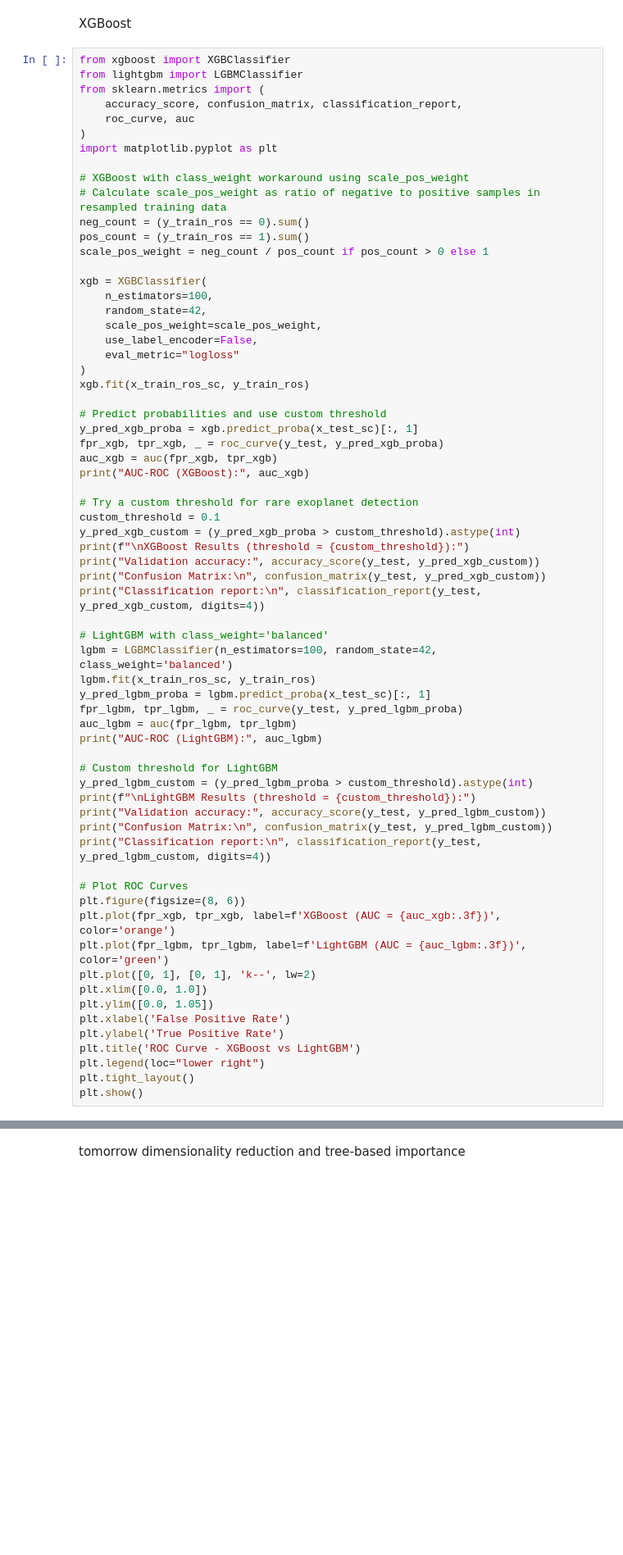
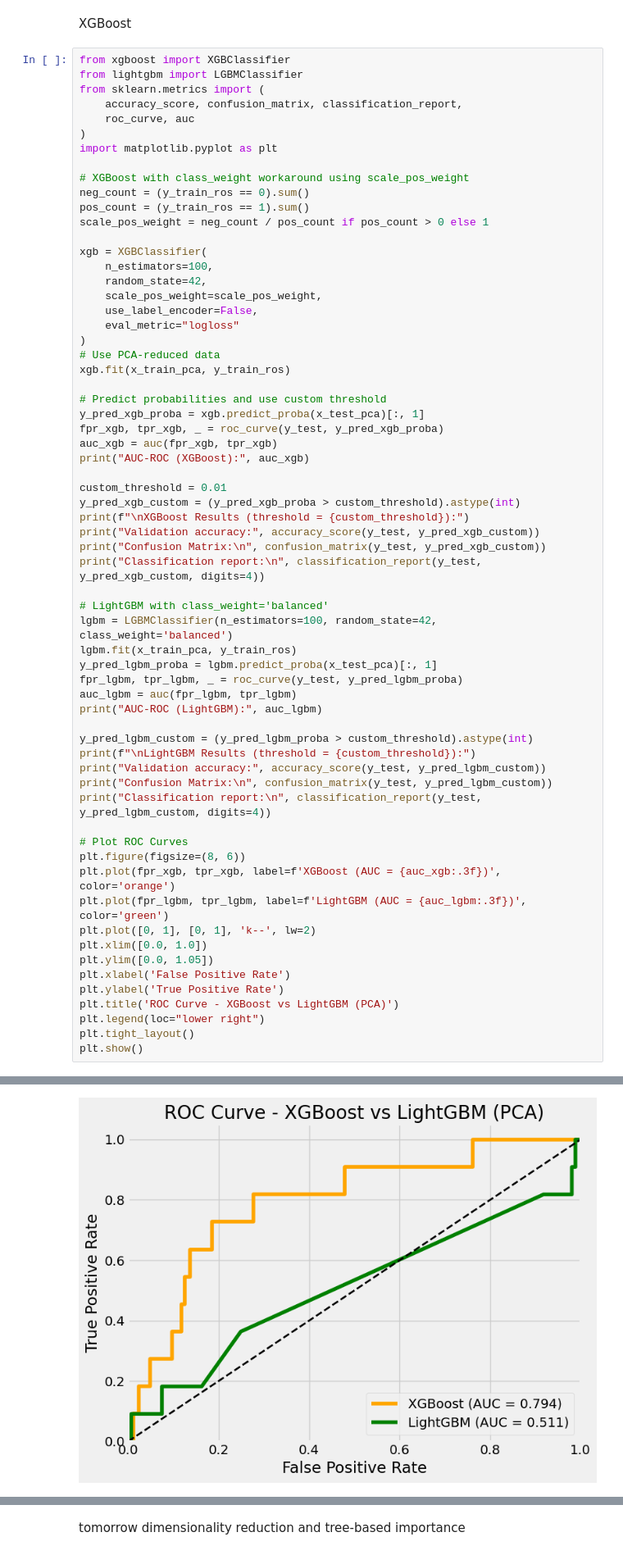
Before and after one commit to Meowmixforme/Kaggle_Machine_Learning_Projects, a Jupyter notebook: Project 3 Exoplanet Hunting Using Machine Learning/Exo.ipynb, the cells around one changed output, grey strips where cells are left out. Shown: that part at 82% size. Cells and saved outputs as stored; diff of their text form; blank space fills up the shorter version.

```diff
--- a/Project 3 Exoplanet Hunting Using Machine Learning/Exo.ipynb
+++ b/Project 3 Exoplanet Hunting Using Machine Learning/Exo.ipynb
@@ -353,7 +340,6 @@ from sklearn.metrics import (
 import matplotlib.pyplot as plt
 
 # XGBoost with class_weight workaround using scale_pos_weight
-# Calculate scale_pos_weight as ratio of negative to positive samples in resampled training data
 neg_count = (y_train_ros == 0).sum()
 pos_count = (y_train_ros == 1).sum()
 scale_pos_weight = neg_count / pos_count if pos_count > 0 else 1
@@ -365,16 +351,16 @@ xgb = XGBClassifier(
     use_label_encoder=False,
     eval_metric="logloss"
 )
-xgb.fit(x_train_ros_sc, y_train_ros)
+# Use PCA-reduced data
+xgb.fit(x_train_pca, y_train_ros)
 
 # Predict probabilities and use custom threshold
-y_pred_xgb_proba = xgb.predict_proba(x_test_sc)[:, 1]
+y_pred_xgb_proba = xgb.predict_proba(x_test_pca)[:, 1]
 fpr_xgb, tpr_xgb, _ = roc_curve(y_test, y_pred_xgb_proba)
 auc_xgb = auc(fpr_xgb, tpr_xgb)
 print("AUC-ROC (XGBoost):", auc_xgb)
 
-# Try a custom threshold for rare exoplanet detection
-custom_threshold = 0.1
+custom_threshold = 0.01
 y_pred_xgb_custom = (y_pred_xgb_proba > custom_threshold).astype(int)
 print(f"\nXGBoost Results (threshold = {custom_threshold}):")
 print("Validation accuracy:", accuracy_score(y_test, y_pred_xgb_custom))
@@ -383,13 +369,12 @@ print("Classification report:\n", classification_report(y_test, y_pred_xgb_custo
 
 # LightGBM with class_weight='balanced'
 lgbm = LGBMClassifier(n_estimators=100, random_state=42, class_weight='balanced')
-lgbm.fit(x_train_ros_sc, y_train_ros)
-y_pred_lgbm_proba = lgbm.predict_proba(x_test_sc)[:, 1]
+lgbm.fit(x_train_pca, y_train_ros)
+y_pred_lgbm_proba = lgbm.predict_proba(x_test_pca)[:, 1]
 fpr_lgbm, tpr_lgbm, _ = roc_curve(y_test, y_pred_lgbm_proba)
 auc_lgbm = auc(fpr_lgbm, tpr_lgbm)
 print("AUC-ROC (LightGBM):", auc_lgbm)
 
-# Custom threshold for LightGBM
 y_pred_lgbm_custom = (y_pred_lgbm_proba > custom_threshold).astype(int)
 print(f"\nLightGBM Results (threshold = {custom_threshold}):")
 print("Validation accuracy:", accuracy_score(y_test, y_pred_lgbm_custom))
@@ -405,7 +390,8 @@ plt.xlim([0.0, 1.0])
 plt.ylim([0.0, 1.05])
 plt.xlabel('False Positive Rate')
 plt.ylabel('True Positive Rate')
-plt.title('ROC Curve - XGBoost vs LightGBM')
+plt.title('ROC Curve - XGBoost vs LightGBM (PCA)')
 plt.legend(loc="lower right")
 plt.tight_layout()
 plt.show()
+# %% [output]
@@ -411,0 +415 @@ plt.show()
+[figure, added]
```
Also changed, not shown: parts of 9 cells of this notebook.
